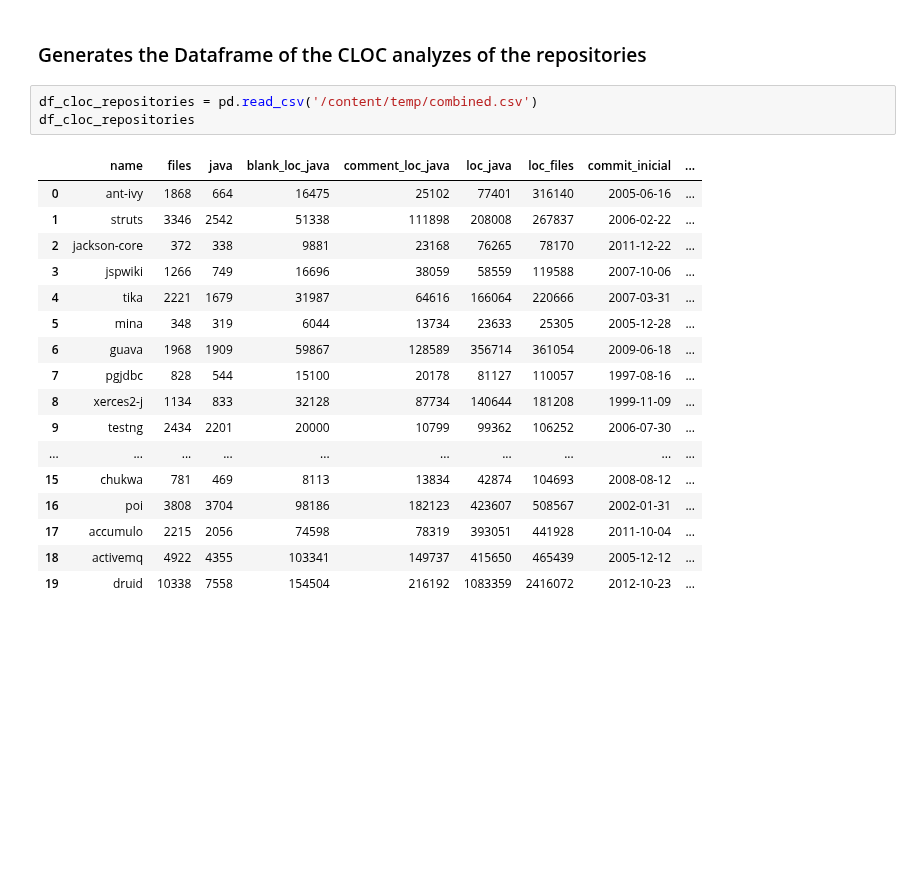
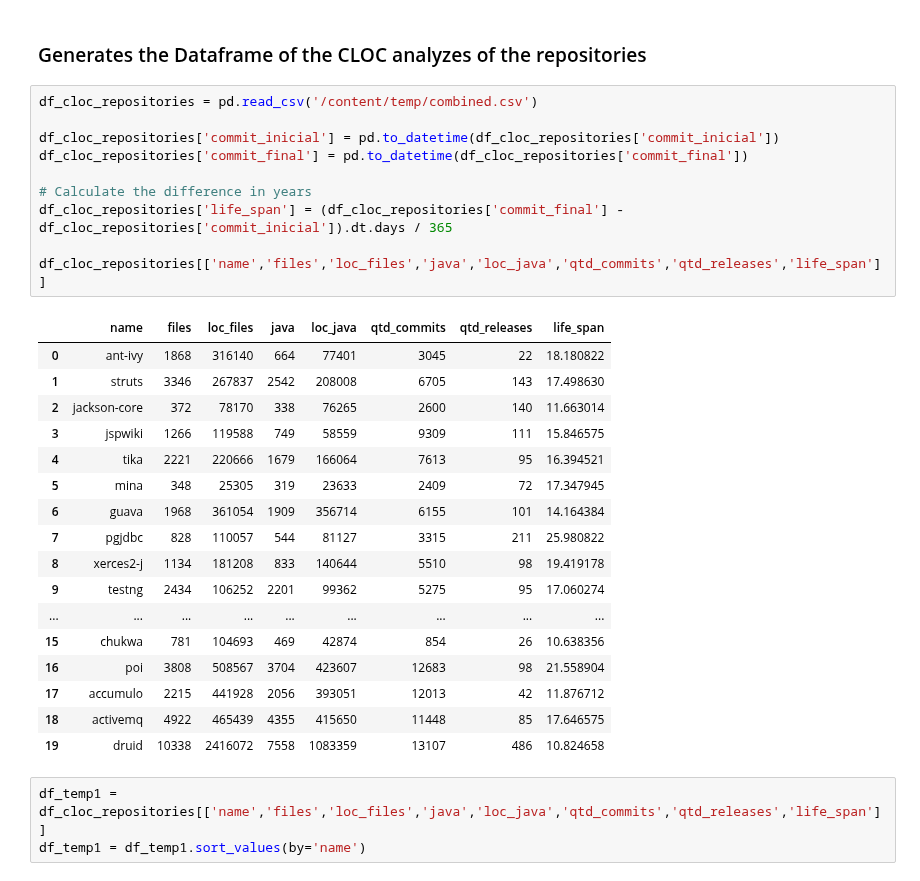
Before and after one commit to armandossrecife/piloto, a Jupyter notebook: analise_sas2022.ipynb, the cells around one changed output. Drawn from its saved outputs; the diff is of its cells as text; blank space fills up the shorter version.

```diff
--- a/analise_sas2022.ipynb
+++ b/analise_sas2022.ipynb
@@ -830,24 +830,34 @@ csv_modifier = CSVModifier(csv_file)
 csv_modifier.insert_new_line(new_line)
 # %% [markdown]
 ### Generates the Dataframe of the CLOC analyzes of the repositories
-# %%
-df_cloc_repositories = pd.read_csv('/content/temp/combined.csv')
-df_cloc_repositories
-# %% [output]
-|  | name | files | java | blank_loc_java | comment_loc_java | loc_java | loc_files | commit_inicial | ... |
-| 0 | ant-ivy | 1868 | 664 | 16475 | 25102 | 77401 | 316140 | 2005-06-16 | ... |
-| 1 | struts | 3346 | 2542 | 51338 | 111898 | 208008 | 267837 | 2006-02-22 | ... |
-| 2 | jackson-core | 372 | 338 | 9881 | 23168 | 76265 | 78170 | 2011-12-22 | ... |
-| 3 | jspwiki | 1266 | 749 | 16696 | 38059 | 58559 | 119588 | 2007-10-06 | ... |
-| 4 | tika | 2221 | 1679 | 31987 | 64616 | 166064 | 220666 | 2007-03-31 | ... |
-| 5 | mina | 348 | 319 | 6044 | 13734 | 23633 | 25305 | 2005-12-28 | ... |
-| 6 | guava | 1968 | 1909 | 59867 | 128589 | 356714 | 361054 | 2009-06-18 | ... |
-| 7 | pgjdbc | 828 | 544 | 15100 | 20178 | 81127 | 110057 | 1997-08-16 | ... |
-| 8 | xerces2-j | 1134 | 833 | 32128 | 87734 | 140644 | 181208 | 1999-11-09 | ... |
-| 9 | testng | 2434 | 2201 | 20000 | 10799 | 99362 | 106252 | 2006-07-30 | ... |
-| ... | ... | ... | ... | ... | ... | ... | ... | ... | ... |
-| 15 | chukwa | 781 | 469 | 8113 | 13834 | 42874 | 104693 | 2008-08-12 | ... |
-| 16 | poi | 3808 | 3704 | 98186 | 182123 | 423607 | 508567 | 2002-01-31 | ... |
-| 17 | accumulo | 2215 | 2056 | 74598 | 78319 | 393051 | 441928 | 2011-10-04 | ... |
-| 18 | activemq | 4922 | 4355 | 103341 | 149737 | 415650 | 465439 | 2005-12-12 | ... |
-| 19 | druid | 10338 | 7558 | 154504 | 216192 | 1083359 | 2416072 | 2012-10-23 | ... |
+# %%
+df_cloc_repositories = pd.read_csv('/content/temp/combined.csv')
+
+df_cloc_repositories['commit_inicial'] = pd.to_datetime(df_cloc_repositories['commit_inicial'])
+df_cloc_repositories['commit_final'] = pd.to_datetime(df_cloc_repositories['commit_final'])
+
+# Calculate the difference in years
+df_cloc_repositories['life_span'] = (df_cloc_repositories['commit_final'] - df_cloc_repositories['commit_inicial']).dt.days / 365
+
+df_cloc_repositories[['name','files','loc_files','java','loc_java','qtd_commits','qtd_releases','life_span']]
+# %% [output]
+|  | name | files | loc_files | java | loc_java | qtd_commits | qtd_releases | life_span |
+| 0 | ant-ivy | 1868 | 316140 | 664 | 77401 | 3045 | 22 | 18.180822 |
+| 1 | struts | 3346 | 267837 | 2542 | 208008 | 6705 | 143 | 17.498630 |
+| 2 | jackson-core | 372 | 78170 | 338 | 76265 | 2600 | 140 | 11.663014 |
+| 3 | jspwiki | 1266 | 119588 | 749 | 58559 | 9309 | 111 | 15.846575 |
+| 4 | tika | 2221 | 220666 | 1679 | 166064 | 7613 | 95 | 16.394521 |
+| 5 | mina | 348 | 25305 | 319 | 23633 | 2409 | 72 | 17.347945 |
+| 6 | guava | 1968 | 361054 | 1909 | 356714 | 6155 | 101 | 14.164384 |
+| 7 | pgjdbc | 828 | 110057 | 544 | 81127 | 3315 | 211 | 25.980822 |
+| 8 | xerces2-j | 1134 | 181208 | 833 | 140644 | 5510 | 98 | 19.419178 |
+| 9 | testng | 2434 | 106252 | 2201 | 99362 | 5275 | 95 | 17.060274 |
+| ... | ... | ... | ... | ... | ... | ... | ... | ... |
+| 15 | chukwa | 781 | 104693 | 469 | 42874 | 854 | 26 | 10.638356 |
+| 16 | poi | 3808 | 508567 | 3704 | 423607 | 12683 | 98 | 21.558904 |
+| 17 | accumulo | 2215 | 441928 | 2056 | 393051 | 12013 | 42 | 11.876712 |
+| 18 | activemq | 4922 | 465439 | 4355 | 415650 | 11448 | 85 | 17.646575 |
+| 19 | druid | 10338 | 2416072 | 7558 | 1083359 | 13107 | 486 | 10.824658 |
+# %%
+df_temp1 = df_cloc_repositories[['name','files','loc_files','java','loc_java','qtd_commits','qtd_releases','life_span']]
+df_temp1 = df_temp1.sort_values(by='name')
```
Also changed, not shown: parts of 6 cells of this notebook.
